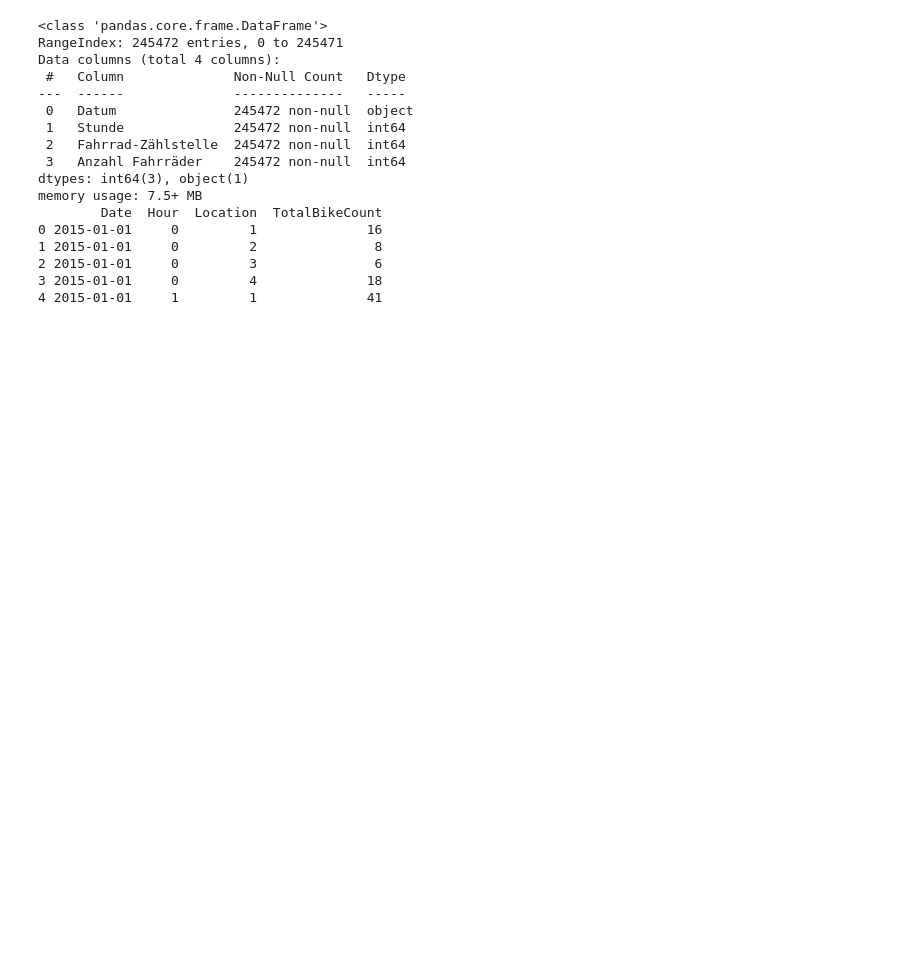
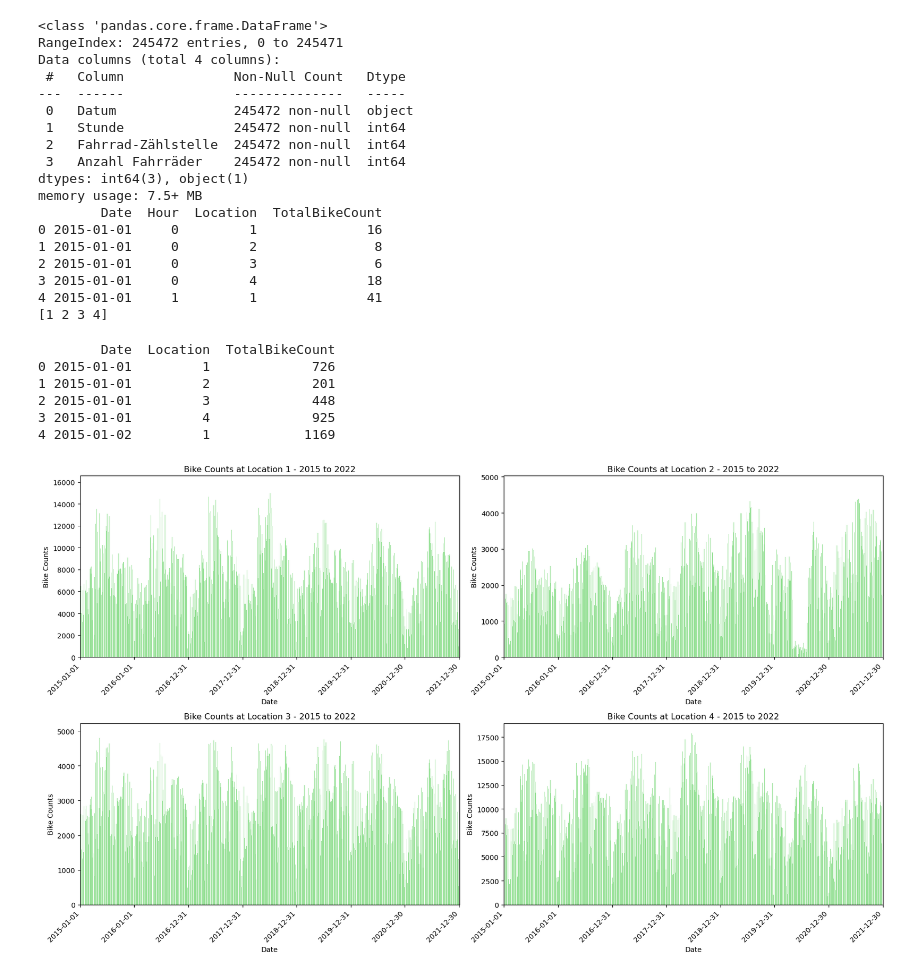
Before and after one commit to cap7586/CaroPeThesis, a Jupyter notebook: Frei.ipynb, the cells around one changed output. Cells and saved outputs as stored; diff of their text form; code cells hidden in the pictures; blank space fills up the shorter version.

Commit message:
saved the plots for freiburg

```diff
--- a/Frei.ipynb
+++ b/Frei.ipynb
@@ -39,6 +39,10 @@ df_freiburg = df_freiburg.rename(columns={
 
 # Display the DataFrame to verify the changes
 print(df_freiburg.head())
+
+# Get list of unique locations names
+unique_locations = df_freiburg['Location'].unique()
+print(unique_locations)
 # %% [output]
 <class 'pandas.core.frame.DataFrame'>
 RangeIndex: 245472 entries, 0 to 245471
@@ -57,3 +61,54 @@ memory usage: 7.5+ MB
 2 2015-01-01     0         3               6
 3 2015-01-01     0         4              18
 4 2015-01-01     1         1              41
+[1 2 3 4]
+# %%
+# Convert 'Date' column to datetime
+df_freiburg['Date'] = pd.to_datetime(df_freiburg['Date'])
+
+# Group by 'Date' and 'Location' and sum the 'TotalBikeCount' values
+df_daily_counts = df_freiburg.groupby(['Date', 'Location'])['TotalBikeCount'].sum().reset_index()
+
+print(df_daily_counts.head())
+
+# Create a figure and six subplots
+fig, axs = plt.subplots(2, 2, figsize=(17, 10))
+
+# Flatten the axs array for easier iteration
+axs = axs.flatten()
+
+# Iterate over each unique location
+for i, location in enumerate(unique_locations):
+    # Filter the DataFrame for the current location
+    df_location = df_daily_counts[df_daily_counts['Location'] == location]
+
+    # Plotting
+    # Set the current subplot
+    plt.sca(axs[i])
+
+    # Plot bike counts as a bar plot in grey color
+    sns.barplot(data=df_location, x=df_location['Date'].dt.date, y='TotalBikeCount', color='lightgreen')
+
+    # Rotate x-axis labels for better readability
+    plt.xticks(rotation=45, ha='right')
+    # Adjust layout to prevent overlap
+    plt.gca().xaxis.set_major_locator(MultipleLocator(365))
+
+    # Add title and labels
+    plt.title(f'Bike Counts at Location {location} - 2015 to 2022')
+    plt.xlabel('Date')
+    plt.ylabel('Bike Counts')
+
+
+plt.tight_layout()
+
+# Show plot
+plt.show()
+# %% [output]
+        Date  Location  TotalBikeCount
+0 2015-01-01         1             726
+1 2015-01-01         2             201
+2 2015-01-01         3             448
+3 2015-01-01         4             925
+4 2015-01-02         1            1169
+[figure, added]
```
Also changed, not shown: parts of 1 cell of this notebook, 5 other files.
